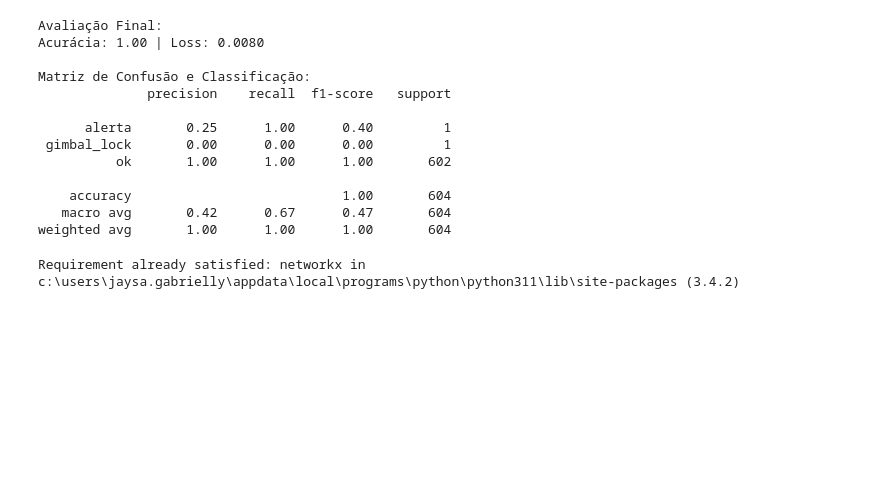
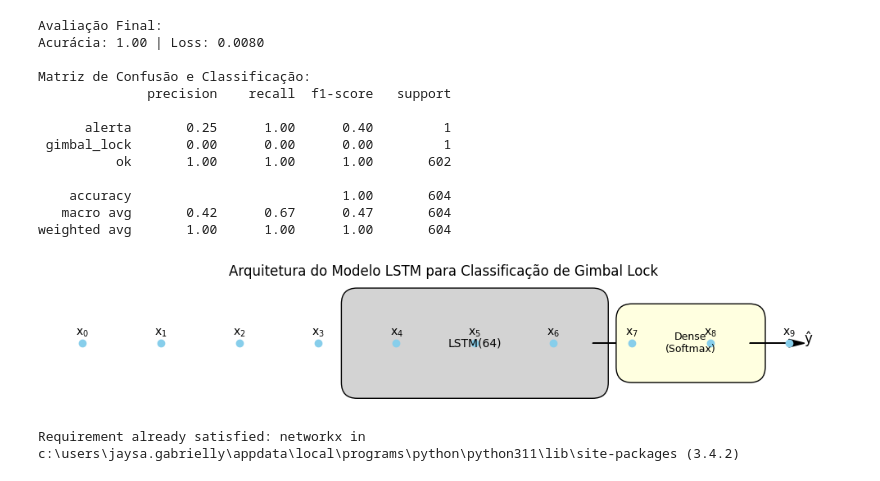
Before and after one commit to el-pitchula/GyroAI-SAT, a Jupyter notebook: notebooks/GimbalLock_IA_Classifier.ipynb, the cells around one changed output. Cells and saved outputs as stored; diff of their text form; code cells hidden in the pictures; blank space fills up the shorter version.

```diff
--- a/notebooks/GimbalLock_IA_Classifier.ipynb
+++ b/notebooks/GimbalLock_IA_Classifier.ipynb
@@ -364,6 +364,36 @@ Matriz de Confusão e Classificação:
     accuracy                           1.00       604
    macro avg       0.42      0.67      0.47       604
 weighted avg       1.00      1.00      1.00       604
+# %%
+import matplotlib.pyplot as plt
+import matplotlib.patches as mpatches
+
+fig, ax = plt.subplots(figsize=(10, 2))
+ax.axis("off")
+
+# Entradas
+for i in range(10):
+    ax.plot(i, 1, "o", color="skyblue")
+    ax.text(i, 1.1, f"x$_{{{i}}}$", ha="center")
+
+# LSTM bloco
+ax.add_patch(mpatches.FancyBboxPatch((3.5, 0.5), 3, 1, boxstyle="round,pad=0.2", fc="lightgray"))
+ax.text(5, 1, "LSTM(64)", ha="center", va="center", fontsize=10)
+
+# Densa
+ax.arrow(6.5, 1, 0.5, 0, head_width=0.1, head_length=0.2, fc="k", ec="k")
+ax.add_patch(mpatches.FancyBboxPatch((7, 0.7), 1.5, 0.6, boxstyle="round,pad=0.2", fc="lightyellow"))
+ax.text(7.75, 1, "Dense\n(Softmax)", ha="center", va="center", fontsize=9)
+
+# Saída
+ax.arrow(8.5, 1, 0.5, 0, head_width=0.1, head_length=0.2, fc="k", ec="k")
+ax.text(9.2, 1, "ŷ", fontsize=12)
+
+ax.set_title("Arquitetura do Modelo LSTM para Classificação de Gimbal Lock", fontsize=12)
+plt.tight_layout()
+plt.show()
+# %% [output]
+[figure, added]
 # %%
 ! pip install networkx
 
```
